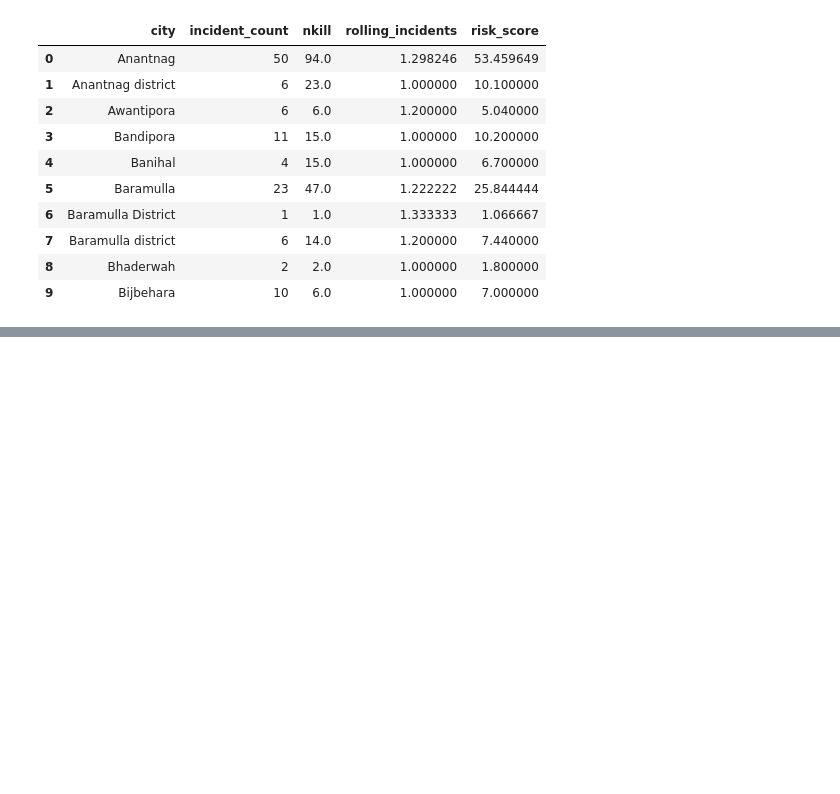
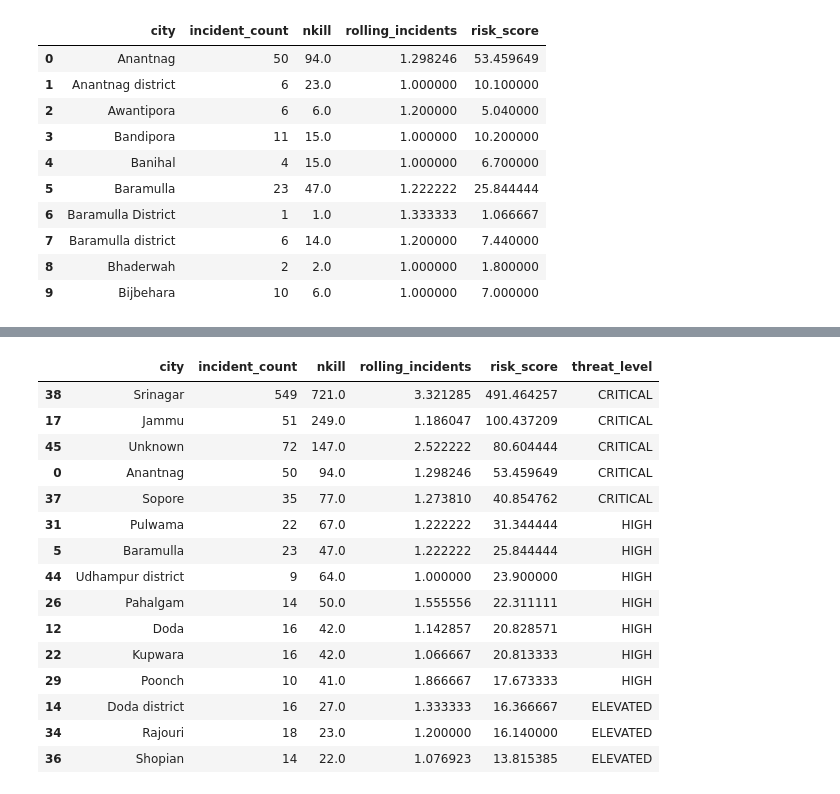
Before and after one commit to aajbelga/TRINETRA, a Jupyter notebook: notebooks/data_cleaning.ipynb, the cells around one changed output, grey strips where cells are left out. Cells and saved outputs as stored; diff of their text form; code cells hidden in the pictures; blank space fills up the shorter version.

Commit message:
Implement district risk scoring and threat classification

```diff
--- a/notebooks/data_cleaning.ipynb
+++ b/notebooks/data_cleaning.ipynb
@@ -1355,3 +1355,10 @@ district_risk.head(10)
 | 7 | Baramulla district | 6 | 14.0 | 1.200000 | 7.440000 |
 | 8 | Bhaderwah | 2 | 2.0 | 1.000000 | 1.800000 |
 | 9 | Bijbehara | 10 | 6.0 | 1.000000 | 7.000000 |
+# %%
+district_risk = district_risk.sort_values(
+    'risk_score',
+    ascending=False
+)
+
+district_risk.head(15)
@@ -1357,0 +1382,41 @@ district_risk.head(10)
+# %%
+q90 = district_risk['risk_score'].quantile(0.90)
+q75 = district_risk['risk_score'].quantile(0.75)
+q50 = district_risk['risk_score'].quantile(0.50)
+
+def threat_level(score):
+
+    if score >= q90:
+        return "CRITICAL"
+
+    elif score >= q75:
+        return "HIGH"
+
+    elif score >= q50:
+        return "ELEVATED"
+
+    else:
+        return "LOW"
+
+district_risk['threat_level'] = district_risk[
+    'risk_score'
+].apply(threat_level)
+
+district_risk.head(15)
+# %% [output]
+|  | city | incident_count | nkill | rolling_incidents | risk_score | threat_level |
+| 38 | Srinagar | 549 | 721.0 | 3.321285 | 491.464257 | CRITICAL |
+| 17 | Jammu | 51 | 249.0 | 1.186047 | 100.437209 | CRITICAL |
+| 45 | Unknown | 72 | 147.0 | 2.522222 | 80.604444 | CRITICAL |
+| 0 | Anantnag | 50 | 94.0 | 1.298246 | 53.459649 | CRITICAL |
+| 37 | Sopore | 35 | 77.0 | 1.273810 | 40.854762 | CRITICAL |
+| 31 | Pulwama | 22 | 67.0 | 1.222222 | 31.344444 | HIGH |
+| 5 | Baramulla | 23 | 47.0 | 1.222222 | 25.844444 | HIGH |
+| 44 | Udhampur district | 9 | 64.0 | 1.000000 | 23.900000 | HIGH |
+| 26 | Pahalgam | 14 | 50.0 | 1.555556 | 22.311111 | HIGH |
+| 12 | Doda | 16 | 42.0 | 1.142857 | 20.828571 | HIGH |
+| 22 | Kupwara | 16 | 42.0 | 1.066667 | 20.813333 | HIGH |
+| 29 | Poonch | 10 | 41.0 | 1.866667 | 17.673333 | HIGH |
+| 14 | Doda district | 16 | 27.0 | 1.333333 | 16.366667 | ELEVATED |
+| 34 | Rajouri | 18 | 23.0 | 1.200000 | 16.140000 | ELEVATED |
+| 36 | Shopian | 14 | 22.0 | 1.076923 | 13.815385 | ELEVATED |
```
Also changed, not shown: parts of 3 cells of this notebook.
